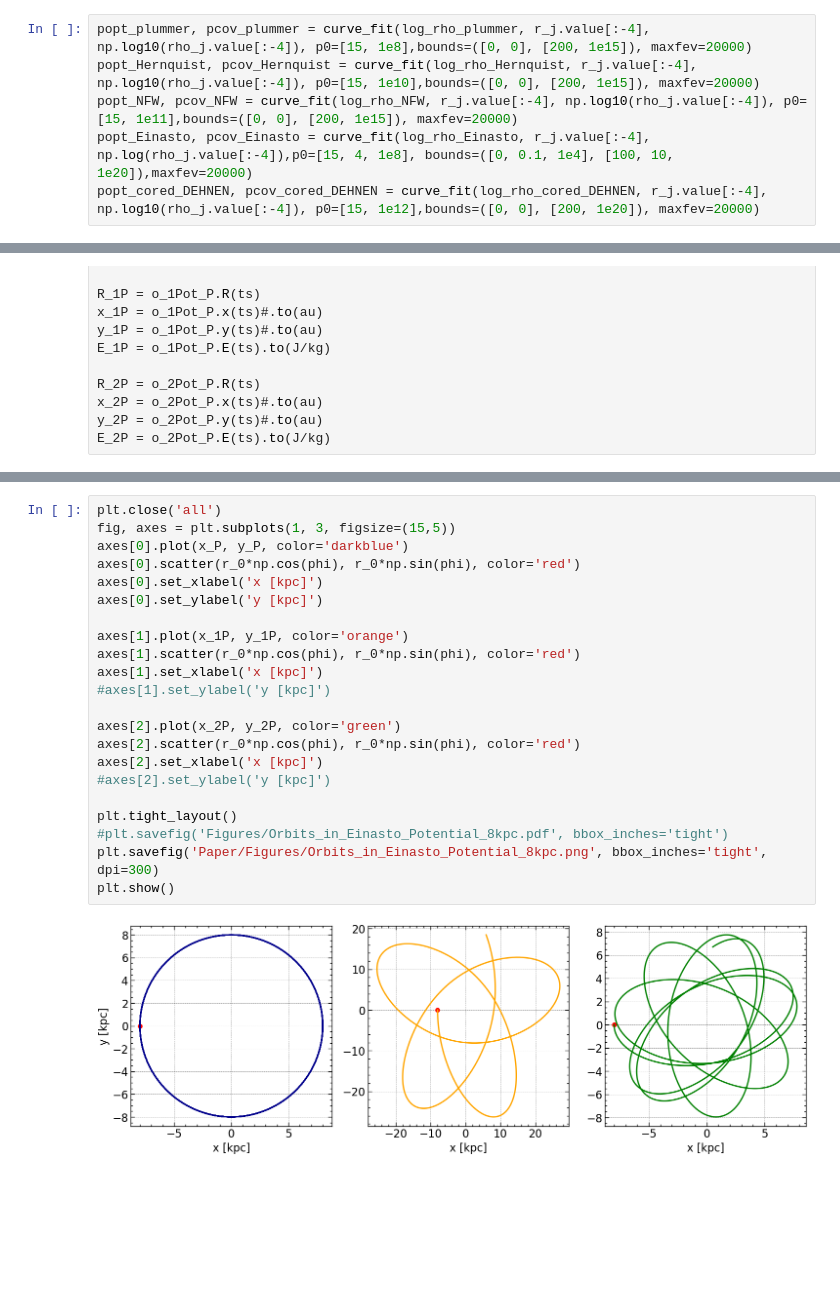
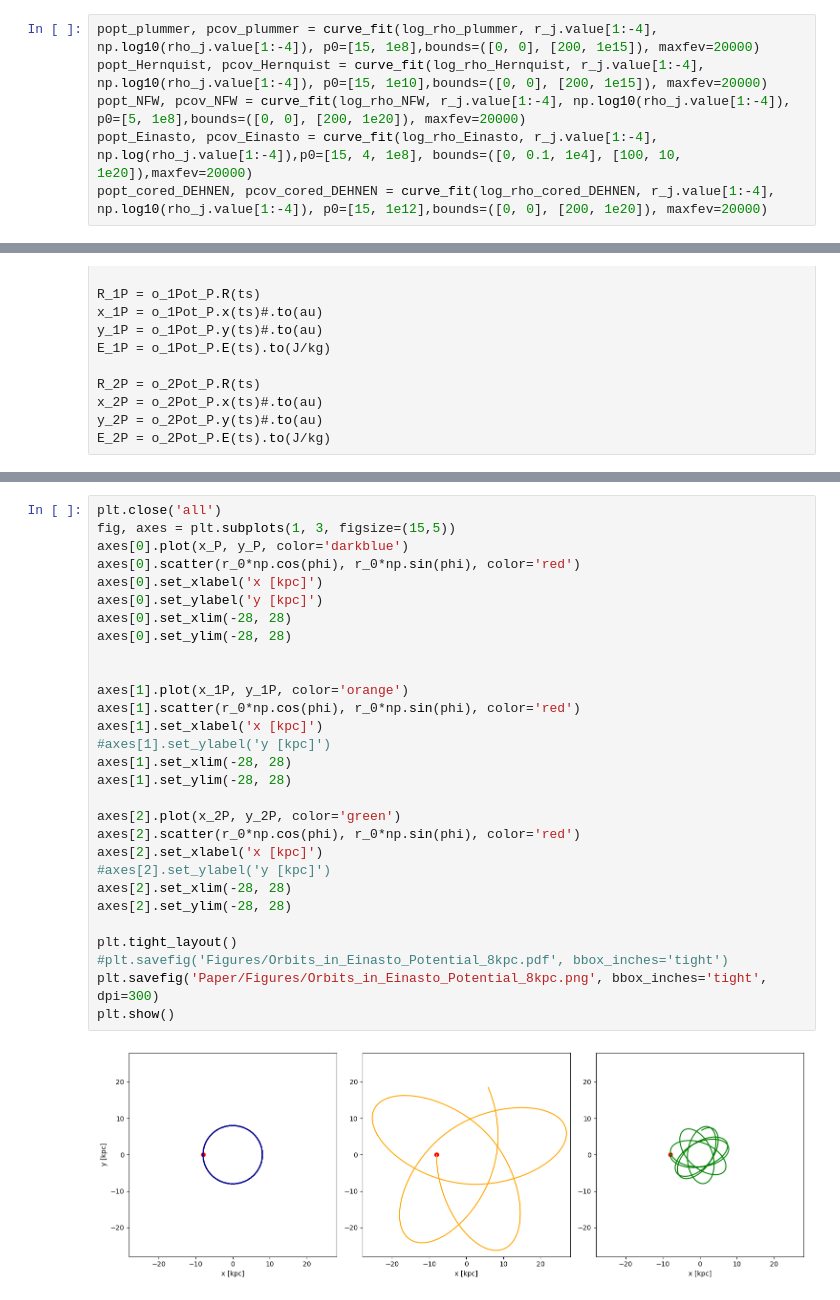
Before and after one commit to Jitskeverheecke/TANA_Project, a Jupyter notebook: project.ipynb, the cells around one changed output, grey strips where cells are left out. Drawn from its saved outputs; the diff is of its cells as text; blank space fills up the shorter version.

```diff
--- a/project.ipynb
+++ b/project.ipynb
@@ -500,11 +490,11 @@ def rho_cored_DEHNEN(r, b, rho0):
 def log_rho_cored_DEHNEN(r, b, rho0):
     return np.log10(rho_cored_DEHNEN(r, b, rho0))
 # %%
-popt_plummer, pcov_plummer = curve_fit(log_rho_plummer, r_j.value[:-4], np.log10(rho_j.value[:-4]), p0=[15, 1e8],bounds=([0, 0], [200, 1e15]), maxfev=20000)
-popt_Hernquist, pcov_Hernquist = curve_fit(log_rho_Hernquist, r_j.value[:-4], np.log10(rho_j.value[:-4]), p0=[15, 1e10],bounds=([0, 0], [200, 1e15]), maxfev=20000)
-popt_NFW, pcov_NFW = curve_fit(log_rho_NFW, r_j.value[:-4], np.log10(rho_j.value[:-4]), p0=[15, 1e11],bounds=([0, 0], [200, 1e15]), maxfev=20000)
-popt_Einasto, pcov_Einasto = curve_fit(log_rho_Einasto, r_j.value[:-4], np.log(rho_j.value[:-4]),p0=[15, 4, 1e8], bounds=([0, 0.1, 1e4], [100, 10, 1e20]),maxfev=20000)
-popt_cored_DEHNEN, pcov_cored_DEHNEN = curve_fit(log_rho_cored_DEHNEN, r_j.value[:-4], np.log10(rho_j.value[:-4]), p0=[15, 1e12],bounds=([0, 0], [200, 1e20]), maxfev=20000)
+popt_plummer, pcov_plummer = curve_fit(log_rho_plummer, r_j.value[1:-4], np.log10(rho_j.value[1:-4]), p0=[15, 1e8],bounds=([0, 0], [200, 1e15]), maxfev=20000)
+popt_Hernquist, pcov_Hernquist = curve_fit(log_rho_Hernquist, r_j.value[1:-4], np.log10(rho_j.value[1:-4]), p0=[15, 1e10],bounds=([0, 0], [200, 1e15]), maxfev=20000)
+popt_NFW, pcov_NFW = curve_fit(log_rho_NFW, r_j.value[1:-4], np.log10(rho_j.value[1:-4]), p0=[5, 1e8],bounds=([0, 0], [200, 1e20]), maxfev=20000)
+popt_Einasto, pcov_Einasto = curve_fit(log_rho_Einasto, r_j.value[1:-4], np.log(rho_j.value[1:-4]),p0=[15, 4, 1e8], bounds=([0, 0.1, 1e4], [100, 10, 1e20]),maxfev=20000)
+popt_cored_DEHNEN, pcov_cored_DEHNEN = curve_fit(log_rho_cored_DEHNEN, r_j.value[1:-4], np.log10(rho_j.value[1:-4]), p0=[15, 1e12],bounds=([0, 0], [200, 1e20]), maxfev=20000)
 # %%
 r_f = np.logspace(np.log10(r_j.value.min()), np.log10(r_j.value.max()), 500)*kpc
 # %%
@@ -898,27 +903,34 @@ plt.show()
 # %%
 plt.close('all')
 fig, axes = plt.subplots(1, 3, figsize=(15,5))
 axes[0].plot(x_P, y_P, color='darkblue')
 axes[0].scatter(r_0*np.cos(phi), r_0*np.sin(phi), color='red')
 axes[0].set_xlabel('x [kpc]')
 axes[0].set_ylabel('y [kpc]')
+axes[0].set_xlim(-28, 28)
+axes[0].set_ylim(-28, 28)
+
 
 axes[1].plot(x_1P, y_1P, color='orange')
 axes[1].scatter(r_0*np.cos(phi), r_0*np.sin(phi), color='red')
 axes[1].set_xlabel('x [kpc]')
 #axes[1].set_ylabel('y [kpc]')
+axes[1].set_xlim(-28, 28)
+axes[1].set_ylim(-28, 28)
 
 axes[2].plot(x_2P, y_2P, color='green')
 axes[2].scatter(r_0*np.cos(phi), r_0*np.sin(phi), color='red')
 axes[2].set_xlabel('x [kpc]')
 #axes[2].set_ylabel('y [kpc]')
+axes[2].set_xlim(-28, 28)
+axes[2].set_ylim(-28, 28)
 
 plt.tight_layout()
 #plt.savefig('Figures/Orbits_in_Einasto_Potential_8kpc.pdf', bbox_inches='tight')
 plt.savefig('Paper/Figures/Orbits_in_Einasto_Potential_8kpc.png', bbox_inches='tight', dpi=300)
 plt.show()
 # %% [output]
-[figure, old version]
+[figure, new version]
 # %%
 plt.close('all')
 plt.figure(figsize=(5,5))
```
Also changed, not shown: parts of 26 cells of this notebook.
